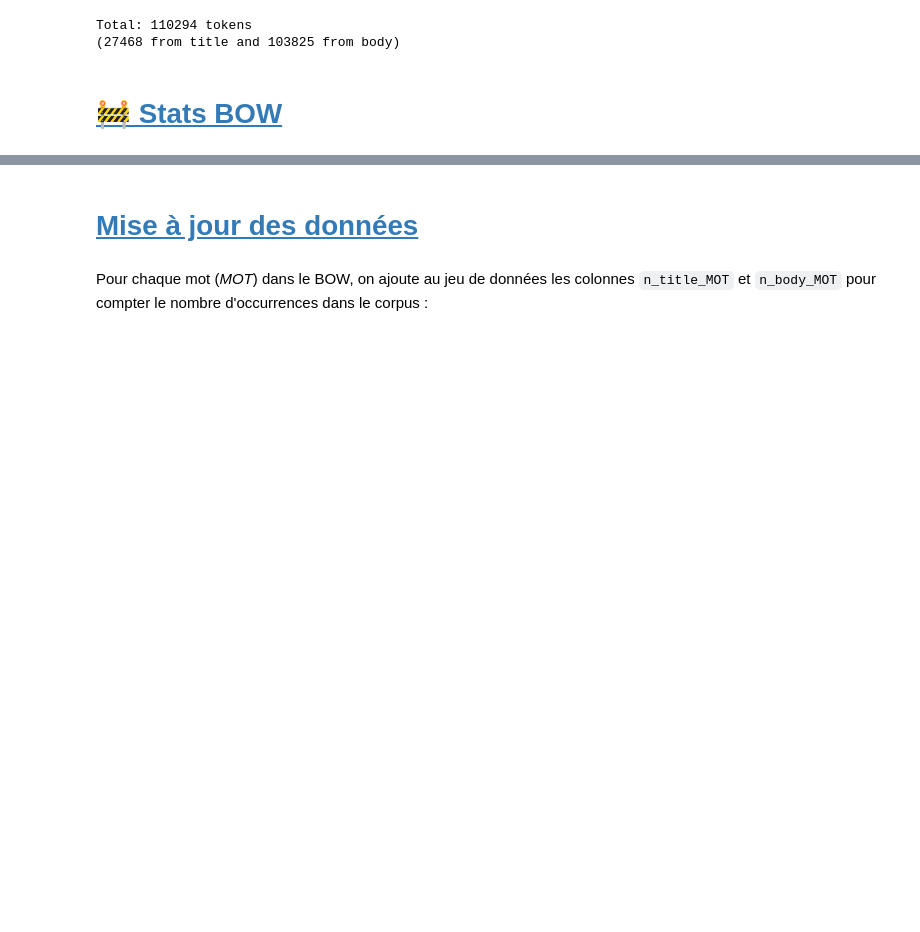
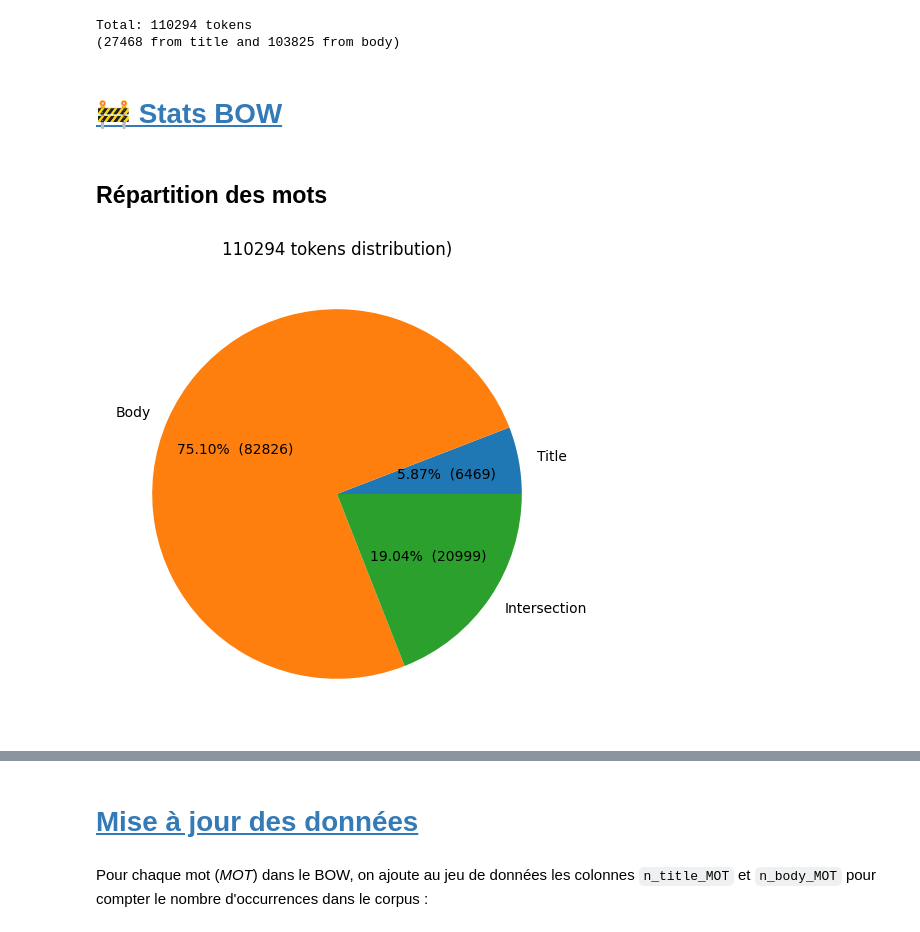
Before and after one commit to sycod/OC_P5_SoF, a Jupyter notebook: 1_EDA.ipynb, the cells around one changed output, grey strips where cells are left out. Drawn from its saved outputs; the diff is of its cells as text; code cells hidden in the pictures; blank space fills up the shorter version.

```diff
--- a/1_EDA.ipynb
+++ b/1_EDA.ipynb
@@ -432,3 +433,19 @@ Total: 110294 tokens
 (27468 from title and 103825 from body)
 # %% [markdown]
 # <a id='toc5_'></a>[🚧 Stats BOW](#toc0_)
+# %% [markdown]
+## Répartition des mots
+# %%
+x = [len(bow_title - bow_body), len(bow_body - bow_title), len(bow_title & bow_body)]
+
+plt.figure(figsize=(6, 6))
+plt.title(f"{len(rain_bow)} tokens distribution)")
+plt.pie(
+    x,
+    labels=["Title", "Body", "Intersection"],
+    autopct=make_autopct(x),
+)
+
+plt.show()
+# %% [output]
+[figure, added]
```
Also changed, not shown: parts of 23 cells of this notebook, 2 other files.
